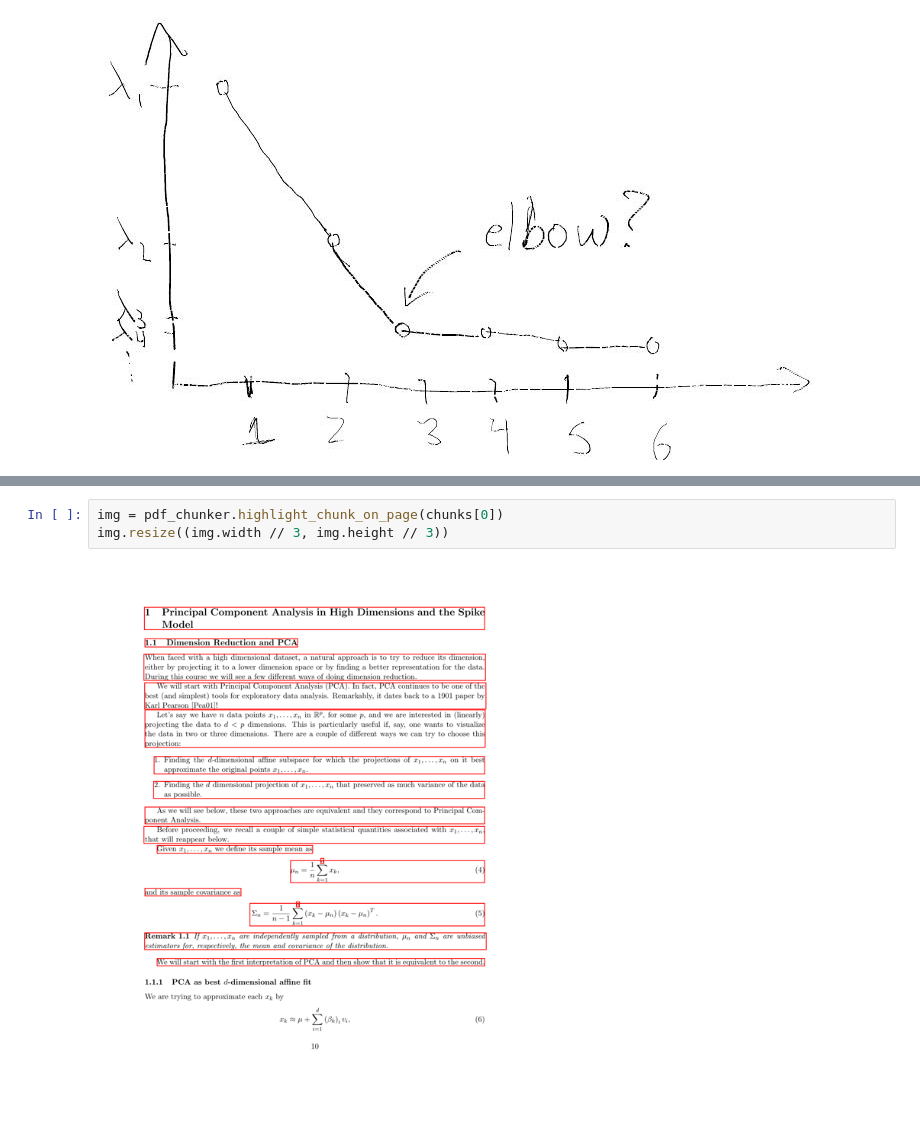
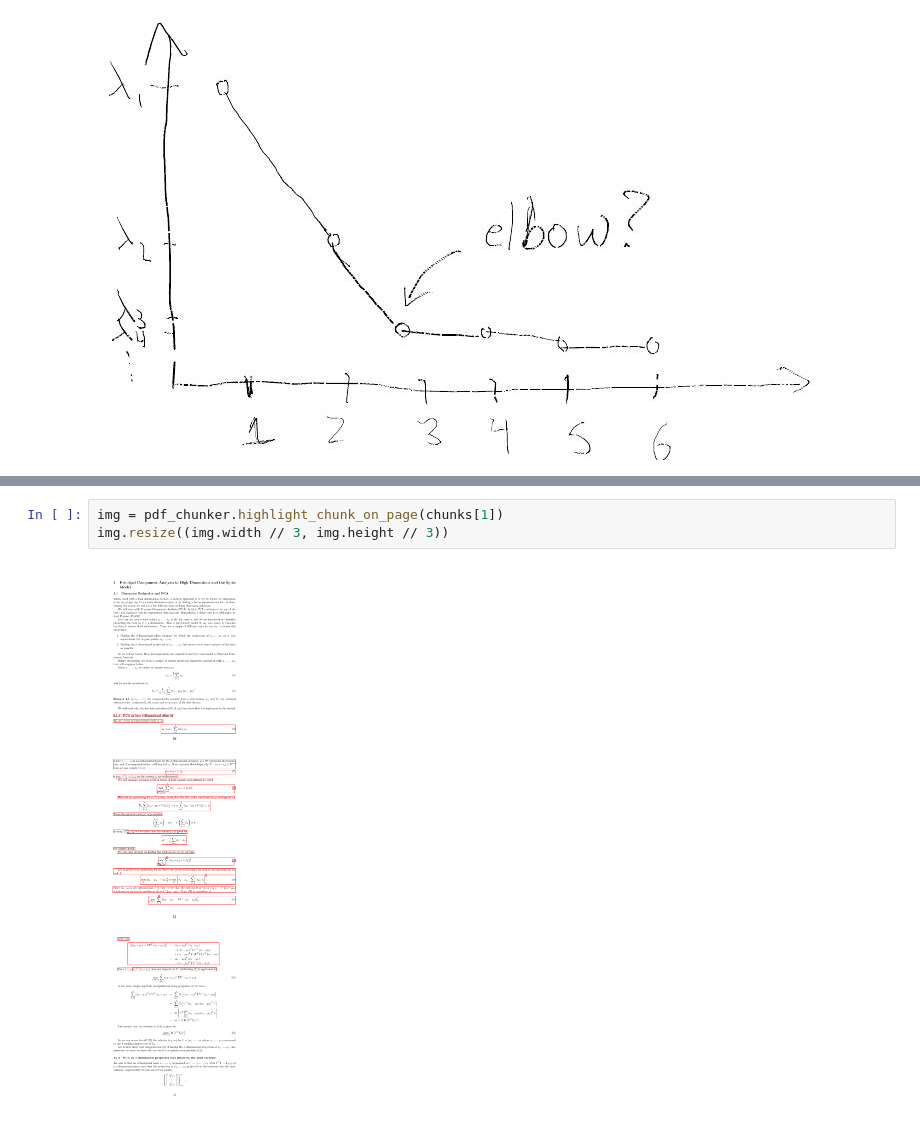
Before and after one commit to schole-ai/content-delivery, a Jupyter notebook: notebooks/chunking.ipynb, the cells around one changed output, grey strips where cells are left out. Cells and saved outputs as stored; diff of their text form.

```diff
--- a/notebooks/chunking.ipynb
+++ b/notebooks/chunking.ipynb
@@ -190,6 +199,6 @@ display_base64_image(images[0])
 # %%
-img = pdf_chunker.highlight_chunk_on_page(chunks[0])
+img = pdf_chunker.highlight_chunk_on_page(chunks[1])
 img.resize((img.width // 3, img.height // 3))
 # %% [output]
-[figure, old version]
+[figure, new version]
 # %%
```
Also changed, not shown: parts of 3 cells of this notebook, 18 other files.
